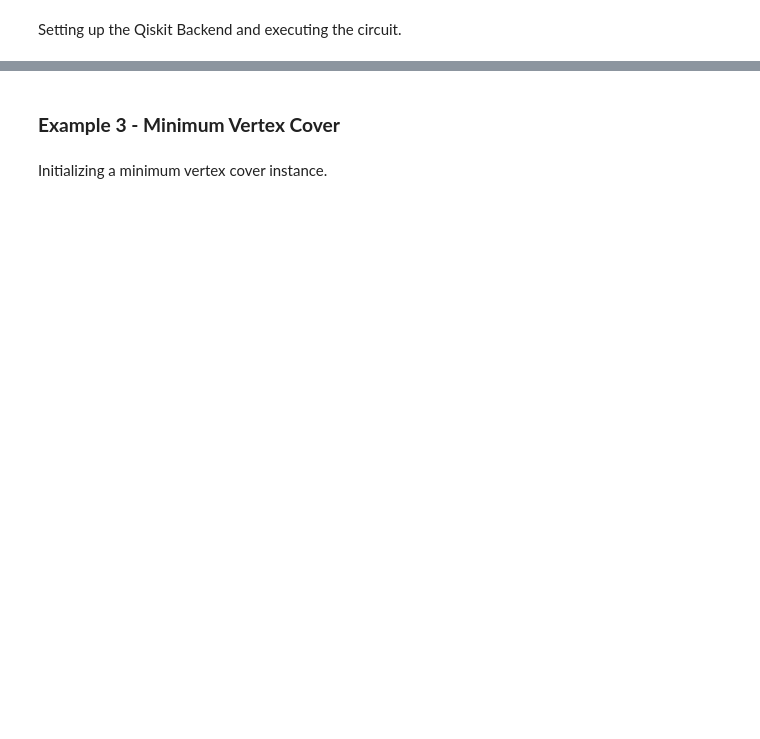
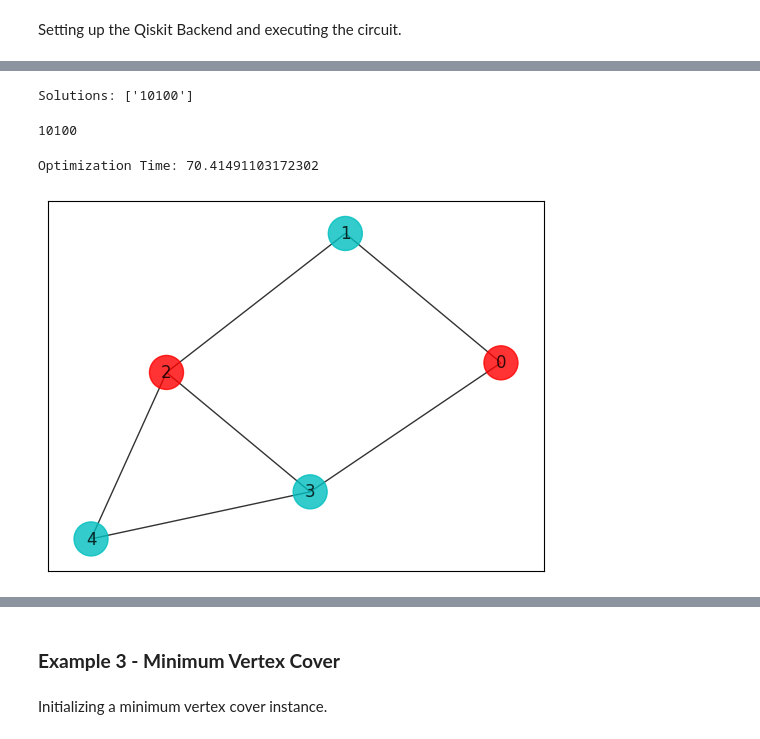
Before and after one commit to arulrhikm/Solving-QUBOs-on-Quantum-Computers, a Jupyter notebook: Notebook 1 - Custom QAOA.ipynb, the cells around one changed output, grey strips where cells are left out. Cells and saved outputs as stored; diff of their text form; code cells hidden in the pictures; blank space fills up the shorter version.

```diff
--- a/Notebook 1 - Custom QAOA.ipynb
+++ b/Notebook 1 - Custom QAOA.ipynb
@@ -340 +421,20 @@ MAXCUTCircuit.draw('mpl')
+# %%
+k = math.floor(math.log10(2**(n)))
+solutions = find_most_common_solutions(counts, k)
+print("Solutions: " + str(solutions))
+sorted_solutions = sorted(solutions, key=maxcut_obj)
+# %% [output]
+Solutions: ['10100']
+# %%
+maxcut_solution = sorted_solutions[0]
+print(maxcut_solution)
+# %% [output]
+10100
+# %%
+colors = ["c" if maxcut_solution[i] == "0" else "r" for i in range(len(maxcut_solution))]
+print("Optimization Time: " + str(elapsed_time))
+draw_graph(G, colors, pos)
+# %% [output]
+Optimization Time: 70.41491103172302
+[figure, added]
 # %%
```
Also changed, not shown: parts of 47 cells of this notebook.
